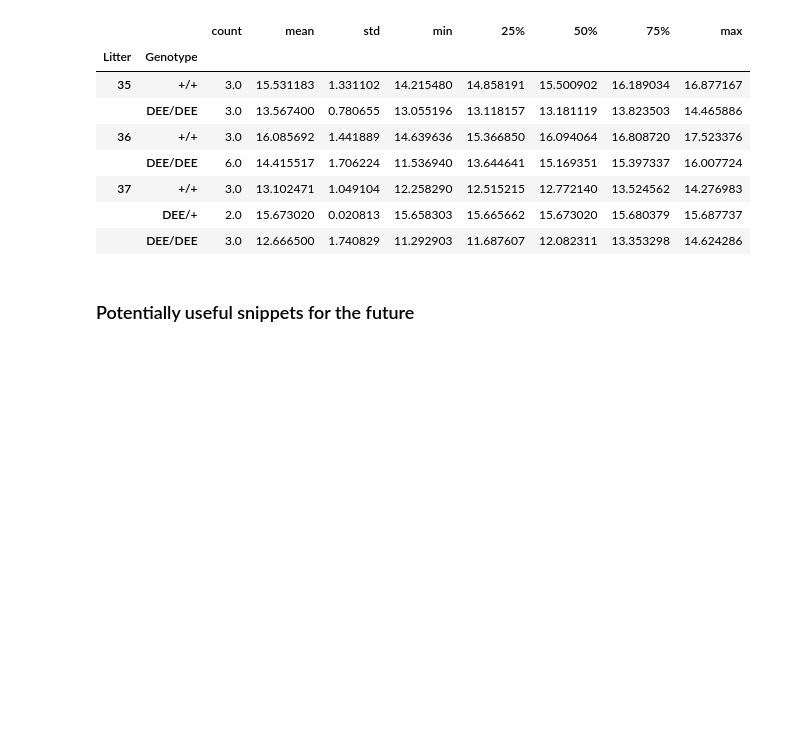
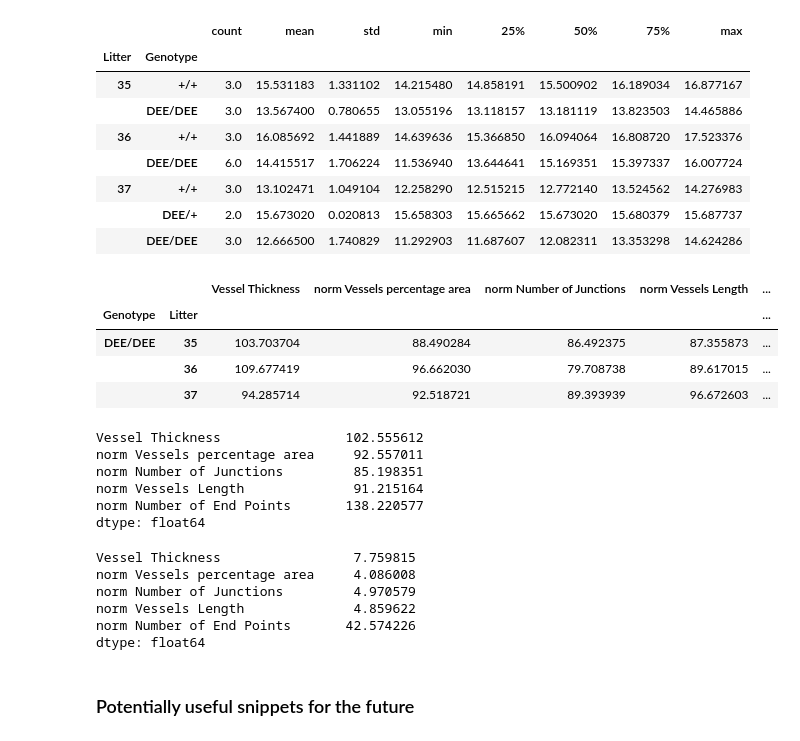
Before and after one commit to MixedIndentations/Angiogenesis-Density, a Jupyter notebook: RetinalCellsWithAngioTool.ipynb, the cells around one changed output. Saved outputs shown, nothing was run; the diff lists cells and outputs as text; code cells hidden in the pictures; blank space fills up the shorter version.

```diff
--- a/RetinalCellsWithAngioTool.ipynb
+++ b/RetinalCellsWithAngioTool.ipynb
@@ -339,6 +339,44 @@ If you want to look at the numbers after averaging, here they are.
 | 37 | +/+ | 3.0 | 13.102471 | 1.049104 | 12.258290 | 12.515215 | 12.772140 | 13.524562 | 14.276983 |
 |  | DEE/+ | 2.0 | 15.673020 | 0.020813 | 15.658303 | 15.665662 | 15.673020 | 15.680379 | 15.687737 |
 |  | DEE/DEE | 3.0 | 12.666500 | 1.740829 | 11.292903 | 11.687607 | 12.082311 | 13.353298 | 14.624286 |
+# %%
+normdata = ((mutant / wild.values * 100)
+            .rename(
+                columns={
+                    'Vessels percentage area':'norm Vessels percentage area',
+                    'Total Number of Junctions':'norm Number of Junctions',
+                    'Total Vessels Length':'norm Vessels Length',
+                    'Total Number of End Points':'norm Number of End Points'}
+                    )
+            )
+
+normdata.drop('Genotype', axis=0, level=1, inplace=True)
+normdata.drop('Vessel Thickness', axis=0, level=1,inplace=True)
+normdata
+# %% [output]
+|  |  | Vessel Thickness | norm Vessels percentage area | norm Number of Junctions | norm Vessels Length | ... |
+| Genotype | Litter |  |  |  |  | ... |
+| DEE/DEE | 35 | 103.703704 | 88.490284 | 86.492375 | 87.355873 | ... |
+|  | 36 | 109.677419 | 96.662030 | 79.708738 | 89.617015 | ... |
+|  | 37 | 94.285714 | 92.518721 | 89.393939 | 96.672603 | ... |
+# %%
+normdata.mean()
+# %% [output]
+Vessel Thickness                102.555612
+norm Vessels percentage area     92.557011
+norm Number of Junctions         85.198351
+norm Vessels Length              91.215164
+norm Number of End Points       138.220577
+dtype: float64
+# %%
+normdata.std()
+# %% [output]
+Vessel Thickness                 7.759815
+norm Vessels percentage area     4.086008
+norm Number of Junctions         4.970579
+norm Vessels Length              4.859622
+norm Number of End Points       42.574226
+dtype: float64
 # %% [markdown]
 ### Potentially useful snippets for the future
 # %%
```
Also changed, not shown: parts of 3 cells of this notebook.
